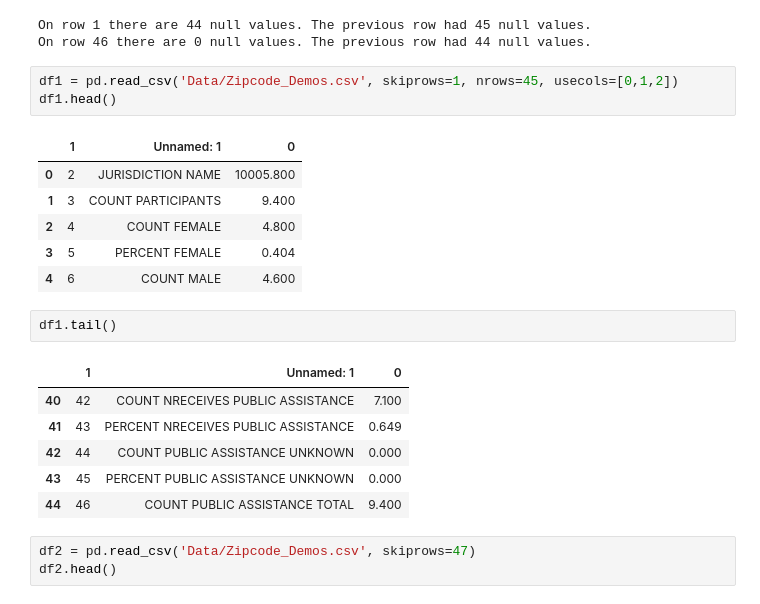
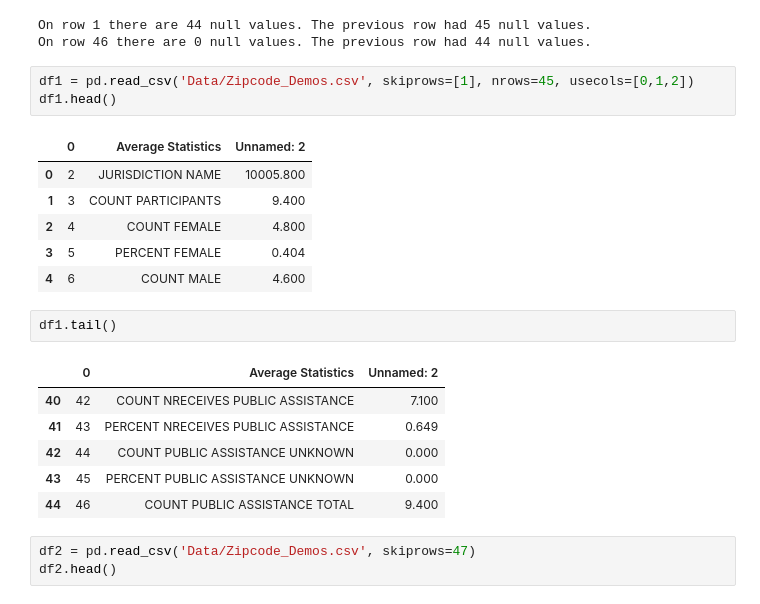
Before and after one commit to learn-co-curriculum/dsc-importing-data-using-pandas-lab, a Jupyter notebook: index.ipynb, the cells around one changed output. Drawn from its saved outputs; the diff is of its cells as text.

```diff
--- a/index.ipynb
+++ b/index.ipynb
@@ -46,10 +46,10 @@ for row in df.index:
 On row 1 there are 44 null values. The previous row had 45 null values.
 On row 46 there are 0 null values. The previous row had 44 null values.
 # %%
-df1 = pd.read_csv('Data/Zipcode_Demos.csv', skiprows=1, nrows=45, usecols=[0,1,2])
+df1 = pd.read_csv('Data/Zipcode_Demos.csv', skiprows=[1], nrows=45, usecols=[0,1,2])
 df1.head()
 # %% [output]
-|  | 1 | Unnamed: 1 | 0 |
+|  | 0 | Average Statistics | Unnamed: 2 |
 | 0 | 2 | JURISDICTION NAME | 10005.800 |
 | 1 | 3 | COUNT PARTICIPANTS | 9.400 |
 | 2 | 4 | COUNT FEMALE | 4.800 |
@@ -58,7 +58,7 @@ df1.head()
 # %%
 df1.tail()
 # %% [output]
-|  | 1 | Unnamed: 1 | 0 |
+|  | 0 | Average Statistics | Unnamed: 2 |
 | 40 | 42 | COUNT NRECEIVES PUBLIC ASSISTANCE | 7.100 |
 | 41 | 43 | PERCENT NRECEIVES PUBLIC ASSISTANCE | 0.649 |
 | 42 | 44 | COUNT PUBLIC ASSISTANCE UNKNOWN | 0.000 |
```
Also changed, not shown: parts of 2 cells of this notebook, 1 other file.
